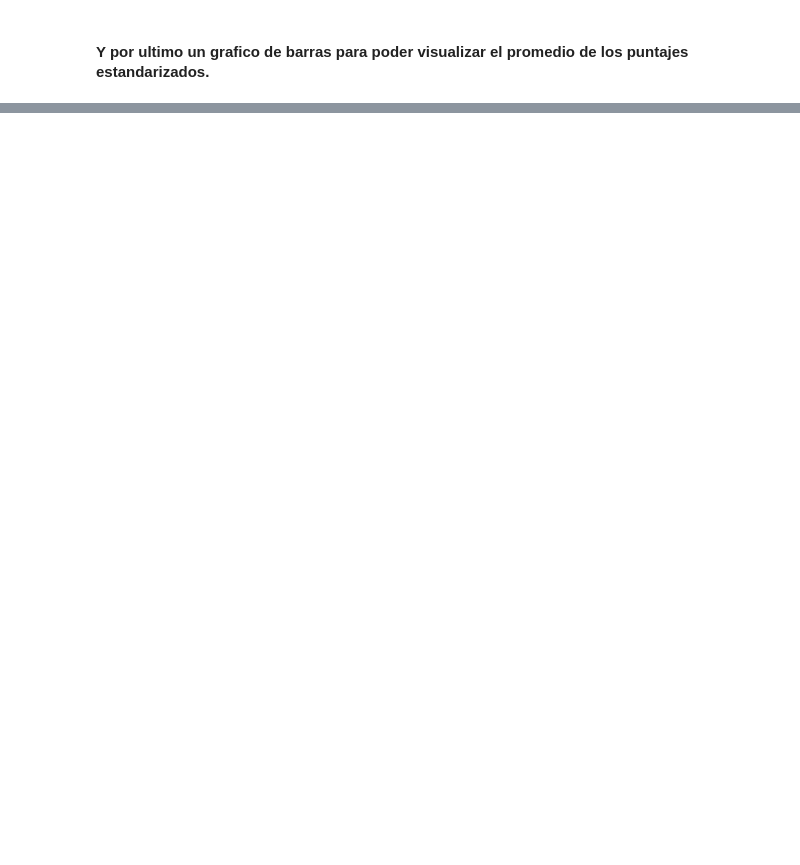
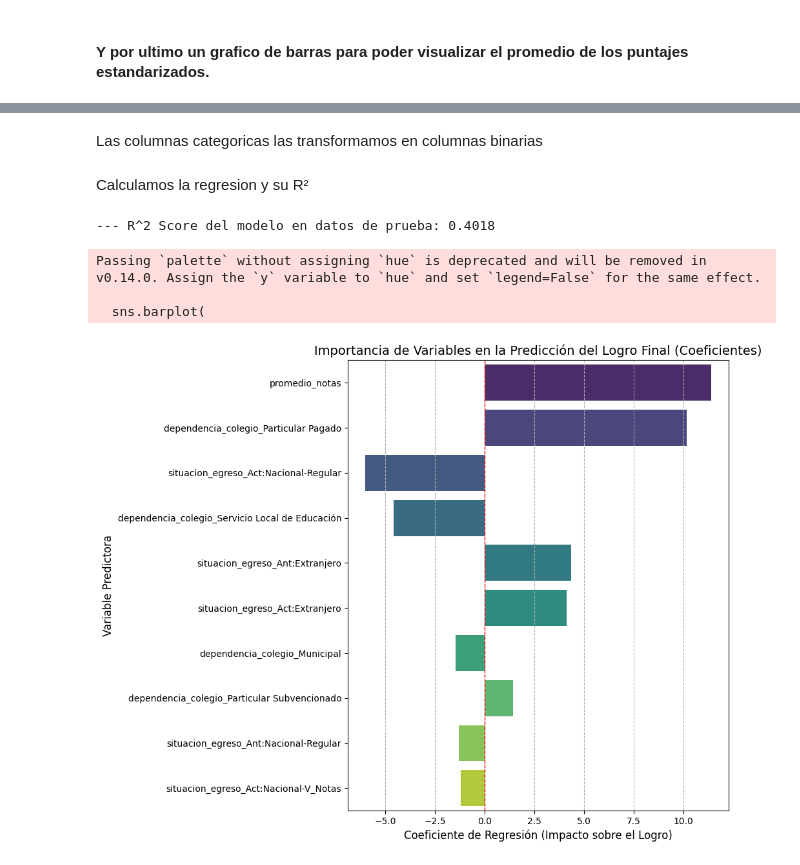
Before and after one commit to BenjaCidR/Proyecto-DEMRE, a Jupyter notebook: notebooks/Preguntas_set2.ipynb, the cells around one changed output, grey strips where cells are left out. Cells and saved outputs as stored; diff of their text form; code cells hidden in the pictures; blank space fills up the shorter version.

```diff
--- a/notebooks/Preguntas_set2.ipynb
+++ b/notebooks/Preguntas_set2.ipynb
@@ -199,0 +230,66 @@ blablabla
+# %% [markdown]
+Las columnas categoricas las transformamos en columnas binarias
+# %%
+categorical_cols = ['dependencia_colegio', 'situacion_egreso']
+df_p2 = pd.get_dummies(df_p2, columns=categorical_cols)
+# %% [markdown]
+Calculamos la regresion y su R²
+# %%
+Y = df_p2['%_de_logro_obligatorias']
+
+PUNTAJES_A_EXCLUIR = [
+    '%_de_logro_obligatorias', 'puntaje_lectora', 'puntaje_m1',
+    'puntaje_historia', 'puntaje_ciencias', 'puntaje_m2',
+    'puntaje_nem', 'puntaje_ranking', 'year_proceso',
+    'cod_region', 'cod_comuna', 'id_estudiante', 'id_colegio_rbd'
+]
+
+X_cols = [col for col in df_p2.columns if col not in PUNTAJES_A_EXCLUIR and df_p2[col].dtype != object]
+X = df_p2[X_cols]
+
+df_combined = pd.concat([X, Y], axis=1)
+df_clean = df_combined.dropna(how='any')
+
+X_clean = df_clean[X_cols]
+Y_clean = df_clean['%_de_logro_obligatorias']
+
+
+X_train, X_test, Y_train, Y_test = train_test_split(X_clean, Y_clean, test_size=0.3, random_state=42)
+
+modelo_regresion = LinearRegression()
+modelo_regresion.fit(X_train, Y_train)
+
+score_r2 = modelo_regresion.score(X_test, Y_test)
+
+coeficientes = pd.DataFrame({
+    'Variable': X_train.columns,
+    'Coeficiente': modelo_regresion.coef_.flatten()
+})
+
+coeficientes['Importancia_Absoluta'] = np.abs(coeficientes['Coeficiente'])
+coeficientes = coeficientes.sort_values(by='Importancia_Absoluta', ascending=False)
+
+print(f"\n--- R^2 Score del modelo en datos de prueba: {score_r2:.4f}")
+# %% [output]
+--- R^2 Score del modelo en datos de prueba: 0.4018
+# %%
+plt.figure(figsize=(10, 8))
+sns.barplot(
+    data=coeficientes.head(10),
+    y='Variable',
+    x='Coeficiente',
+    palette='viridis'
+)
+
+plt.title('Importancia de Variables en la Predicción del Logro Final (Coeficientes)', fontsize=14)
+plt.xlabel('Coeficiente de Regresión (Impacto sobre el Logro)', fontsize=12)
+plt.ylabel('Variable Predictora', fontsize=12)
+plt.axvline(0, color='red', linestyle='--', linewidth=1)
+plt.grid(axis='x', linestyle='--')
+plt.tight_layout()
+plt.show()
+# %% [output]
+Passing `palette` without assigning `hue` is deprecated and will be removed in v0.14.0. Assign the `y` variable to `hue` and set `legend=False` for the same effect.
+
+  sns.barplot(
+[figure, added]
```
Also changed, not shown: parts of 17 cells of this notebook.
